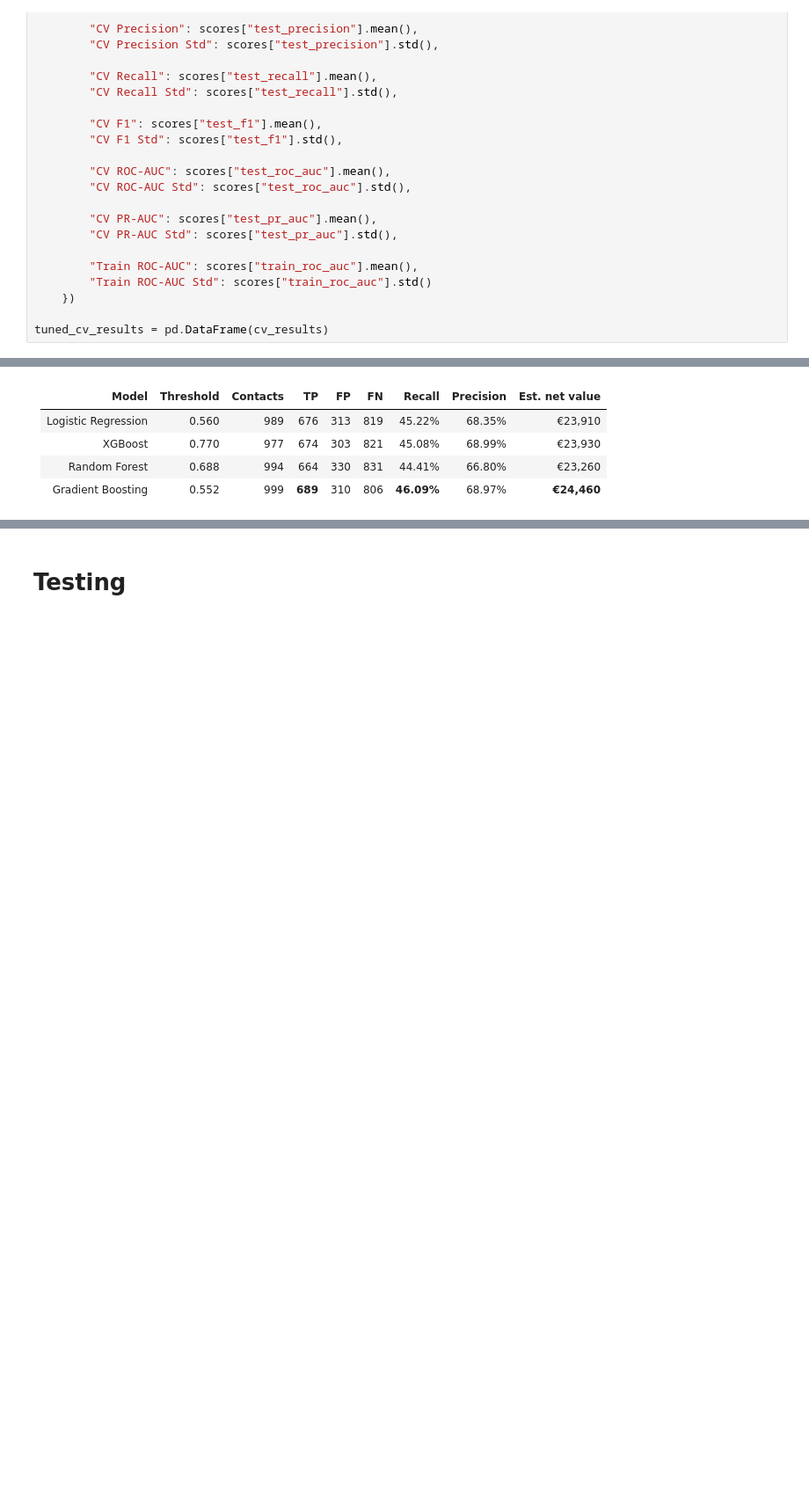
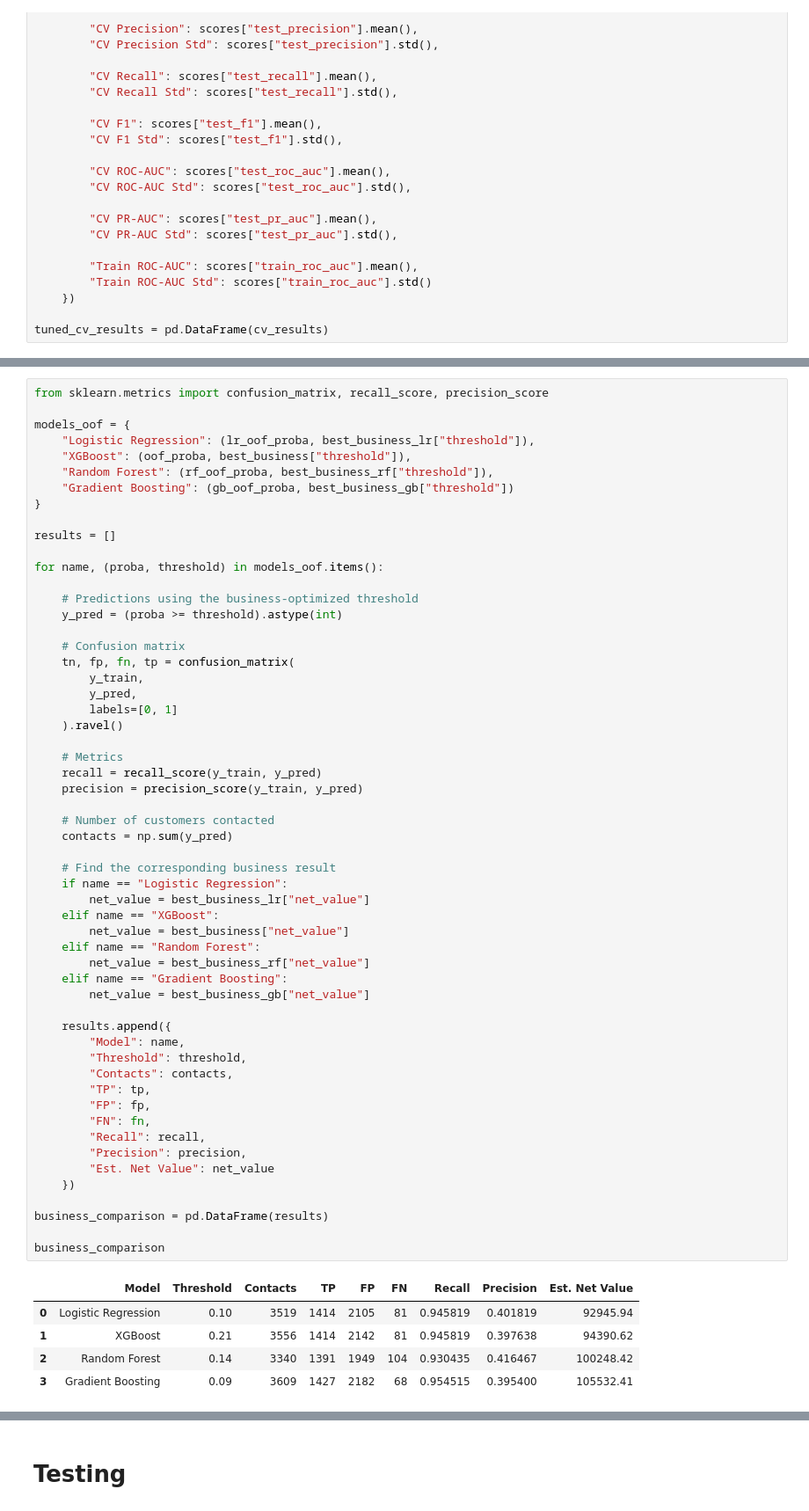
Before and after one commit to pvs-7/end-to-end-ML-Churn-with-FastAPI-MLFlow-Docker-AWS, a Jupyter notebook: notebooks/EDA.ipynb, the cells around one changed output, grey strips where cells are left out. Shown at 88% size. Cells and saved outputs as stored; diff of their text form; blank space fills up the shorter version.

Commit message:
updated model selection [skip ci]

```diff
--- a/notebooks/EDA.ipynb
+++ b/notebooks/EDA.ipynb
@@ -3005,8 +3236,62 @@ final_cv_table
-# %% [markdown]
-
-| Model               | Threshold | Contacts |      TP |  FP |  FN |     Recall | Precision | Est. net value |
-| ------------------- | --------: | -------: | ------: | --: | --: | ---------: | --------: | -------------: |
-| Logistic Regression |     0.560 |      989 |     676 | 313 | 819 |     45.22% |    68.35% |        €23,910 |
-| XGBoost             |     0.770 |      977 |     674 | 303 | 821 |     45.08% |    68.99% |        €23,930 |
-| Random Forest       |     0.688 |      994 |     664 | 330 | 831 |     44.41% |    66.80% |        €23,260 |
-| Gradient Boosting   |     0.552 |      999 | **689** | 310 | 806 | **46.09%** |    68.97% |    **€24,460** |
+# %%
+from sklearn.metrics import confusion_matrix, recall_score, precision_score
+
+models_oof = {
+    "Logistic Regression": (lr_oof_proba, best_business_lr["threshold"]),
+    "XGBoost": (oof_proba, best_business["threshold"]),
+    "Random Forest": (rf_oof_proba, best_business_rf["threshold"]),
+    "Gradient Boosting": (gb_oof_proba, best_business_gb["threshold"])
+}
+
+results = []
+
+for name, (proba, threshold) in models_oof.items():
+
+    # Predictions using the business-optimized threshold
+    y_pred = (proba >= threshold).astype(int)
+
+    # Confusion matrix
+    tn, fp, fn, tp = confusion_matrix(
+        y_train,
+        y_pred,
+        labels=[0, 1]
+    ).ravel()
+
+    # Metrics
+    recall = recall_score(y_train, y_pred)
+    precision = precision_score(y_train, y_pred)
+
+    # Number of customers contacted
+    contacts = np.sum(y_pred)
+
+    # Find the corresponding business result
+    if name == "Logistic Regression":
+        net_value = best_business_lr["net_value"]
+    elif name == "XGBoost":
+        net_value = best_business["net_value"]
+    elif name == "Random Forest":
+        net_value = best_business_rf["net_value"]
+    elif name == "Gradient Boosting":
+        net_value = best_business_gb["net_value"]
+
+    results.append({
+        "Model": name,
+        "Threshold": threshold,
+        "Contacts": contacts,
+        "TP": tp,
+        "FP": fp,
+        "FN": fn,
+        "Recall": recall,
+        "Precision": precision,
+        "Est. Net Value": net_value
+    })
+
+business_comparison = pd.DataFrame(results)
+
+business_comparison
+# %% [output]
+|  | Model | Threshold | Contacts | TP | FP | FN | Recall | Precision | Est. Net Value |
+| 0 | Logistic Regression | 0.10 | 3519 | 1414 | 2105 | 81 | 0.945819 | 0.401819 | 92945.94 |
+| 1 | XGBoost | 0.21 | 3556 | 1414 | 2142 | 81 | 0.945819 | 0.397638 | 94390.62 |
+| 2 | Random Forest | 0.14 | 3340 | 1391 | 1949 | 104 | 0.930435 | 0.416467 | 100248.42 |
+| 3 | Gradient Boosting | 0.09 | 3609 | 1427 | 2182 | 68 | 0.954515 | 0.395400 | 105532.41 |
```
Also changed, not shown: parts of 44 cells of this notebook, 6 other files.
